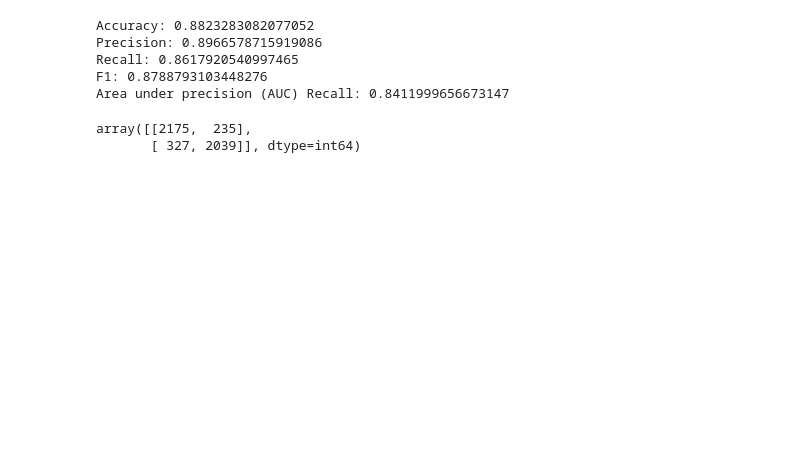
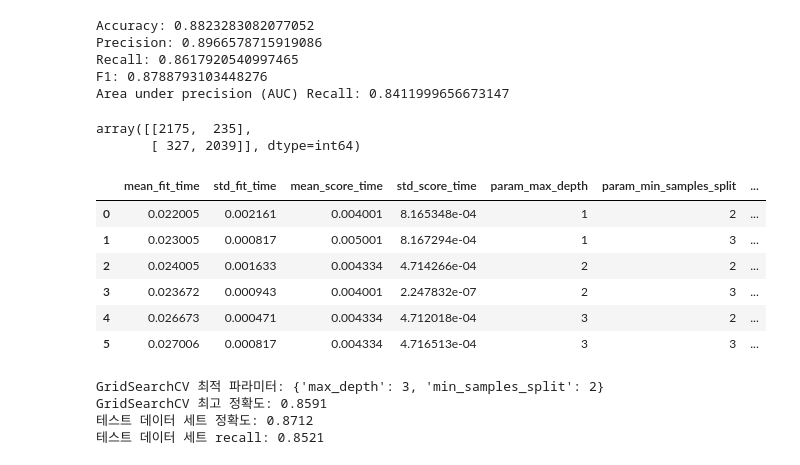
Before and after one commit to cookieeyoung/ML-project1, a Jupyter notebook: ml.ipynb, the cells around one changed output. Saved outputs shown, nothing was run; the diff lists cells and outputs as text; code cells hidden in the pictures; blank space fills up the shorter version.

Commit message:
OverSampling 이후 Grid Search 기법을 통한 하이퍼 파라미터 튜닝 수행

```diff
--- a/ml.ipynb
+++ b/ml.ipynb
@@ -347,3 +348,43 @@ F1: 0.8788793103448276
 Area under precision (AUC) Recall: 0.8411999656673147
 array([[2175,  235],
        [ 327, 2039]], dtype=int64)
+# %%
+# 하이퍼 파라미터 튜닝 : GridSearch 사용
+from sklearn.model_selection import GridSearchCV
+
+parameters = {'max_depth':[1,2,3], 'min_samples_split':[2,3]}
+
+grid_search_model = GridSearchCV(
+    estimator=model_xg,
+    param_grid=parameters,
+    cv=3,
+    refit=True
+)
+grid_search_model.fit(X_train, y_train)
+
+score_df = pd.DataFrame(grid_search_model.cv_results_)
+score_df
+# %% [output]
+|  | mean_fit_time | std_fit_time | mean_score_time | std_score_time | param_max_depth | param_min_samples_split | ... |
+| 0 | 0.022005 | 0.002161 | 0.004001 | 8.165348e-04 | 1 | 2 | ... |
+| 1 | 0.023005 | 0.000817 | 0.005001 | 8.167294e-04 | 1 | 3 | ... |
+| 2 | 0.024005 | 0.001633 | 0.004334 | 4.714266e-04 | 2 | 2 | ... |
+| 3 | 0.023672 | 0.000943 | 0.004001 | 2.247832e-07 | 2 | 3 | ... |
+| 4 | 0.026673 | 0.000471 | 0.004334 | 4.712018e-04 | 3 | 2 | ... |
+| 5 | 0.027006 | 0.000817 | 0.004334 | 4.716513e-04 | 3 | 3 | ... |
+# %%
+print('GridSearchCV 최적 파라미터:', grid_search_model.best_params_)
+print('GridSearchCV 최고 정확도: {0:.4f}'.format(grid_search_model.best_score_))
+
+# GridSearchCV의 refit으로 이미 학습이 된 estimator 반환
+estimator = grid_search_model.best_estimator_
+
+# GridSearchCV의 best_estimator_는 이미 최적 하이퍼 파라미터로 학습이 됨
+pred = estimator.predict(X_test)
+print('테스트 데이터 세트 정확도: {0:.4f}'.format(accuracy_score(y_test, pred)))
+print('테스트 데이터 세트 recall: {0:.4f}'.format(recall_score(y_test, pred)))
+# %% [output]
+GridSearchCV 최적 파라미터: {'max_depth': 3, 'min_samples_split': 2}
+GridSearchCV 최고 정확도: 0.8591
+테스트 데이터 세트 정확도: 0.8712
+테스트 데이터 세트 recall: 0.8521
```
Also changed, not shown: parts of 2 cells of this notebook, 1 other file.
